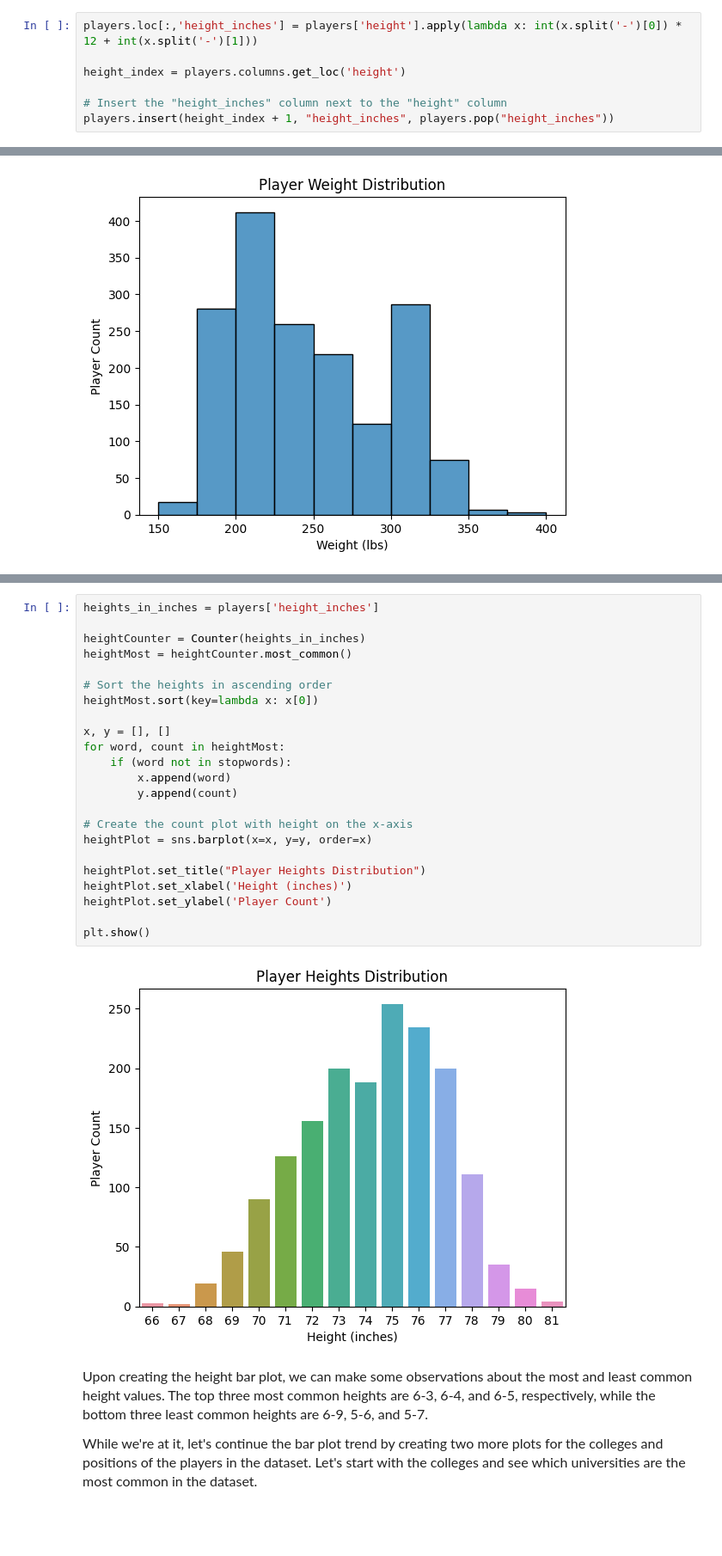
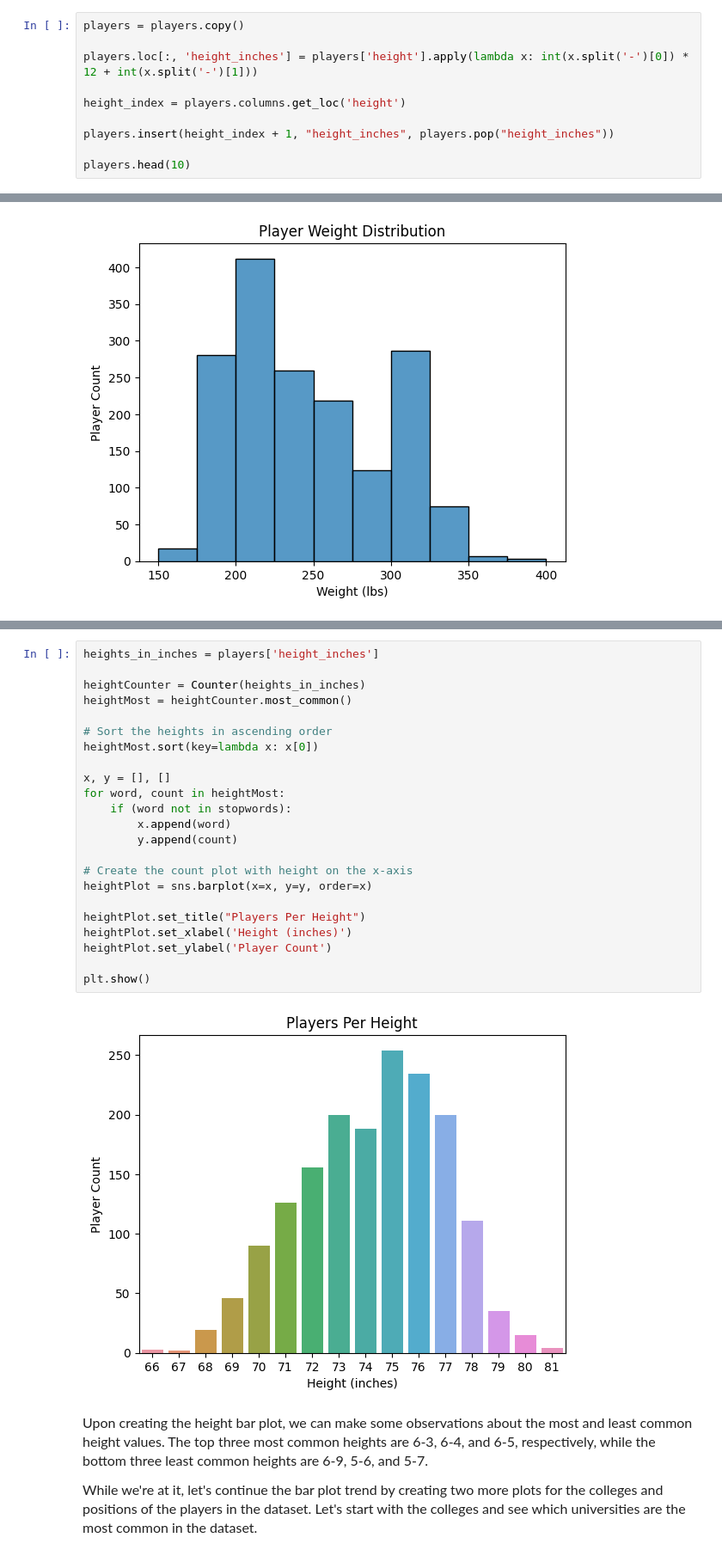
Before and after one commit to glaframb71/CS39AA-Project, a Jupyter notebook: 39aa-project.ipynb, the cells around one changed output, grey strips where cells are left out. Shown: that part at 86% size. Cells and saved outputs as stored; diff of their text form; blank space fills up the shorter version.

```diff
--- a/39aa-project.ipynb
+++ b/39aa-project.ipynb
@@ -57,8 +59,11 @@ players.head(10)
 # %%
-players.loc[:,'height_inches'] = players['height'].apply(lambda x: int(x.split('-')[0]) * 12 + int(x.split('-')[1]))
+players = players.copy()
+
+players.loc[:, 'height_inches'] = players['height'].apply(lambda x: int(x.split('-')[0]) * 12 + int(x.split('-')[1]))
 
 height_index = players.columns.get_loc('height')
 
-# Insert the "height_inches" column next to the "height" column
 players.insert(height_index + 1, "height_inches", players.pop("height_inches"))
+
+players.head(10)
 # %% [output]
@@ -113,28 +110,28 @@ plt.show()
 # %%
 heights_in_inches = players['height_inches']
 
 heightCounter = Counter(heights_in_inches)
 heightMost = heightCounter.most_common()
 
 # Sort the heights in ascending order
 heightMost.sort(key=lambda x: x[0])
 
 x, y = [], []
 for word, count in heightMost:
     if (word not in stopwords):
         x.append(word)
         y.append(count)
 
 # Create the count plot with height on the x-axis
 heightPlot = sns.barplot(x=x, y=y, order=x)
 
-heightPlot.set_title("Player Heights Distribution")
+heightPlot.set_title("Players Per Height")
 heightPlot.set_xlabel('Height (inches)')
 heightPlot.set_ylabel('Player Count')
 
 plt.show()
 # %% [output]
-[figure, old version]
+[figure, new version]
 # %% [markdown]
 <font size ="3">Upon creating the height bar plot, we can make some observations about the most and least common height values. The top three most common heights are 6-3, 6-4, and 6-5, respectively, while the bottom three least common heights are 6-9, 5-6, and 5-7.</font>
 
```
Also changed, not shown: parts of 7 cells of this notebook.
